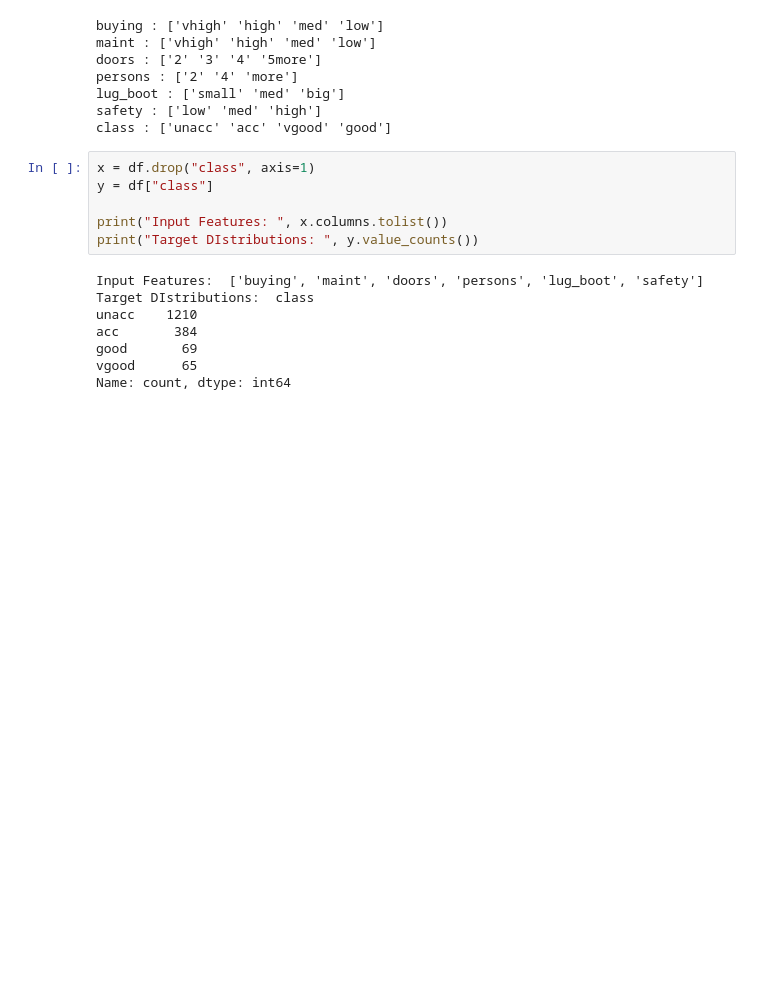
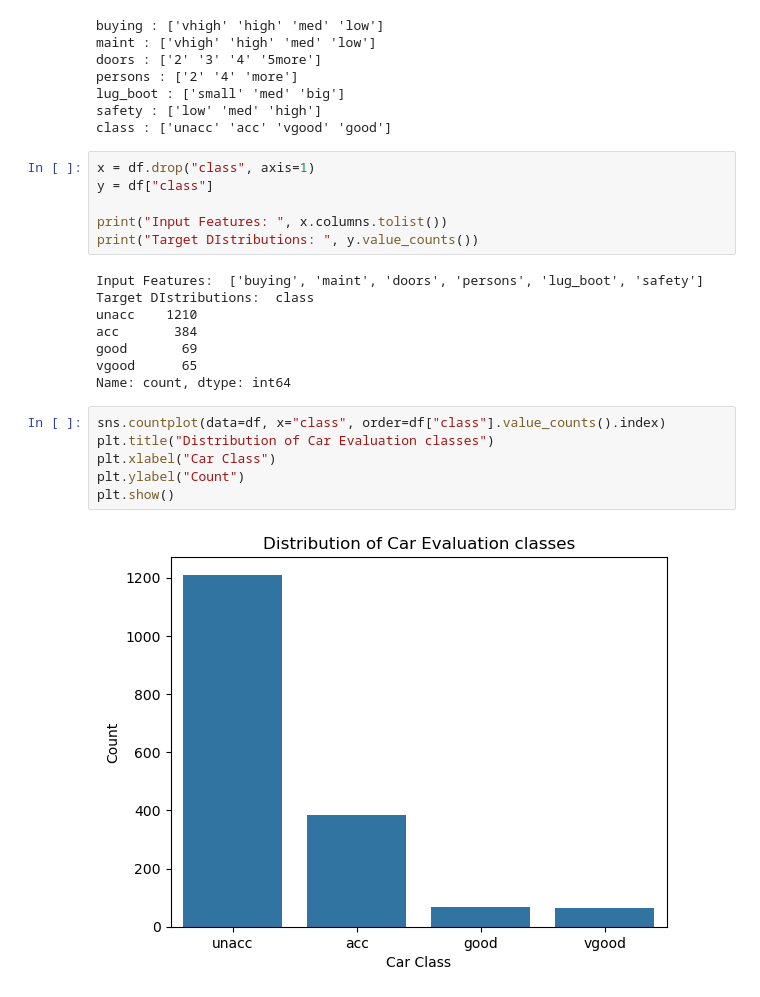
Before and after one commit to Gagan144-blip/Machine_Learning, a Jupyter notebook: car_evaluation.ipynb, the cells around one changed output. Drawn from its saved outputs; the diff is of its cells as text; blank space fills up the shorter version.

```diff
--- a/car_evaluation.ipynb
+++ b/car_evaluation.ipynb
@@ -79,3 +79,11 @@ acc       384
 good       69
 vgood      65
 Name: count, dtype: int64
+# %%
+sns.countplot(data=df, x="class", order=df["class"].value_counts().index)
+plt.title("Distribution of Car Evaluation classes")
+plt.xlabel("Car Class")
+plt.ylabel("Count")
+plt.show()
+# %% [output]
+[figure, added]
```
Also changed, not shown: 2 other files.
